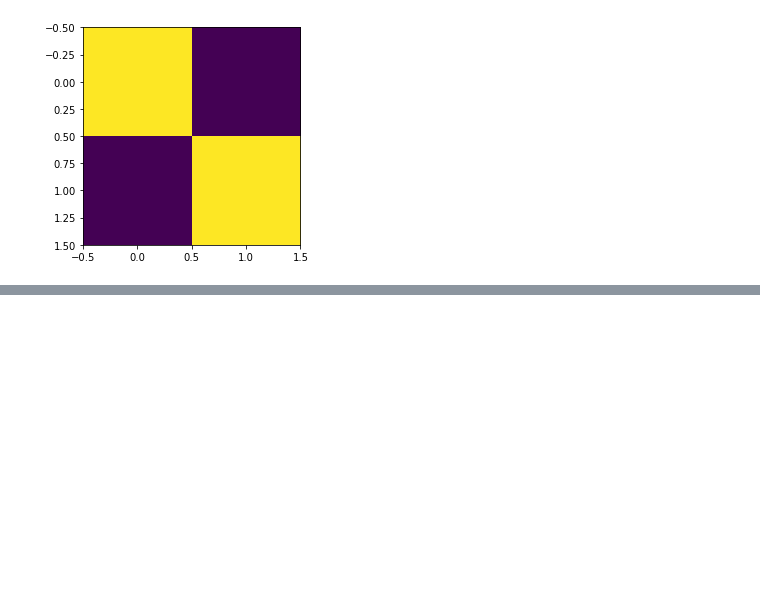
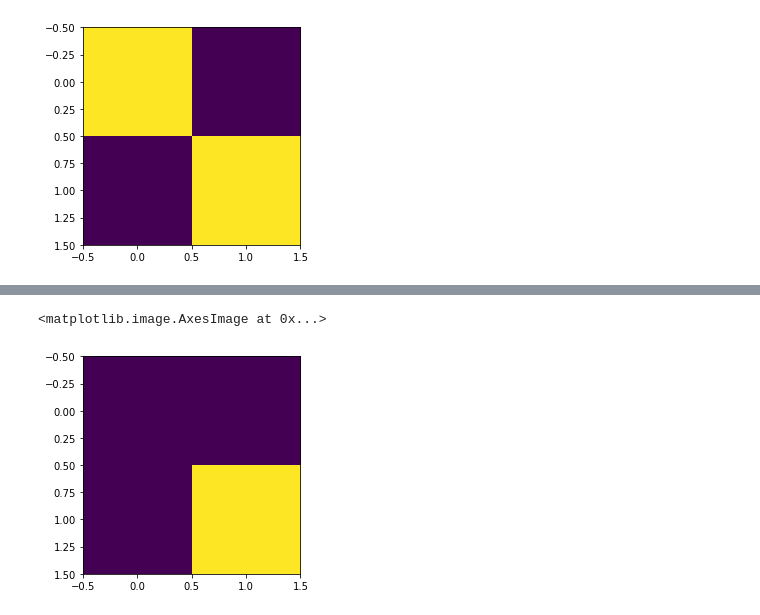
Before and after one commit to shivakumarjayaraman/ctm, a Jupyter notebook: vector/Vector Spaces.ipynb, the cells around one changed output, grey strips where cells are left out. Saved outputs shown, nothing was run; the diff lists cells and outputs as text; code cells hidden in the pictures; blank space fills up the shorter version.

```diff
--- a/vector/Vector Spaces.ipynb
+++ b/vector/Vector Spaces.ipynb
@@ -71,0 +94,5 @@ plt.imshow(s)
+# %%
+plt.imshow(gfadd(v2, v3, v4))
+# %% [output]
+<matplotlib.image.AxesImage at 0x...>
+[figure, added]
```
Also changed, not shown: parts of 9 cells of this notebook.
